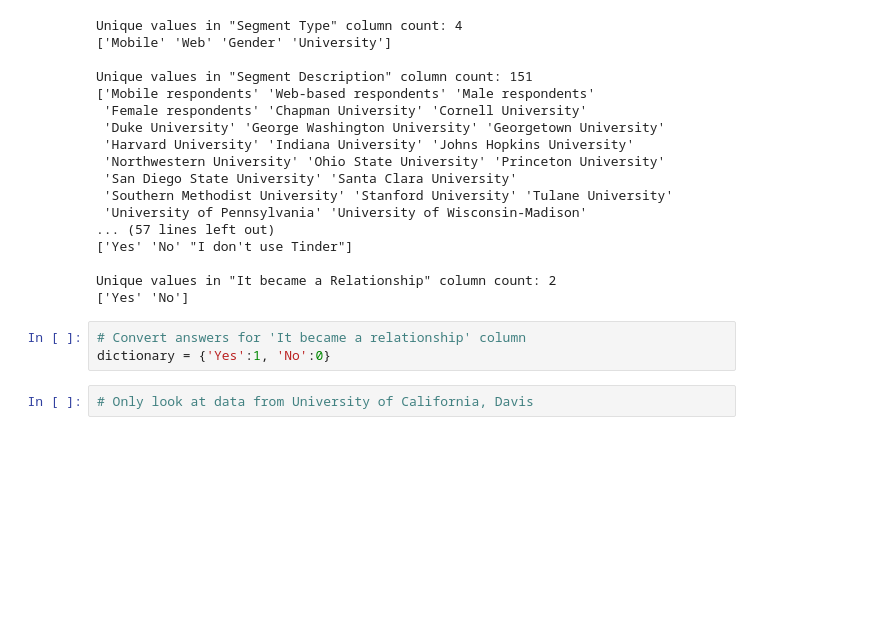
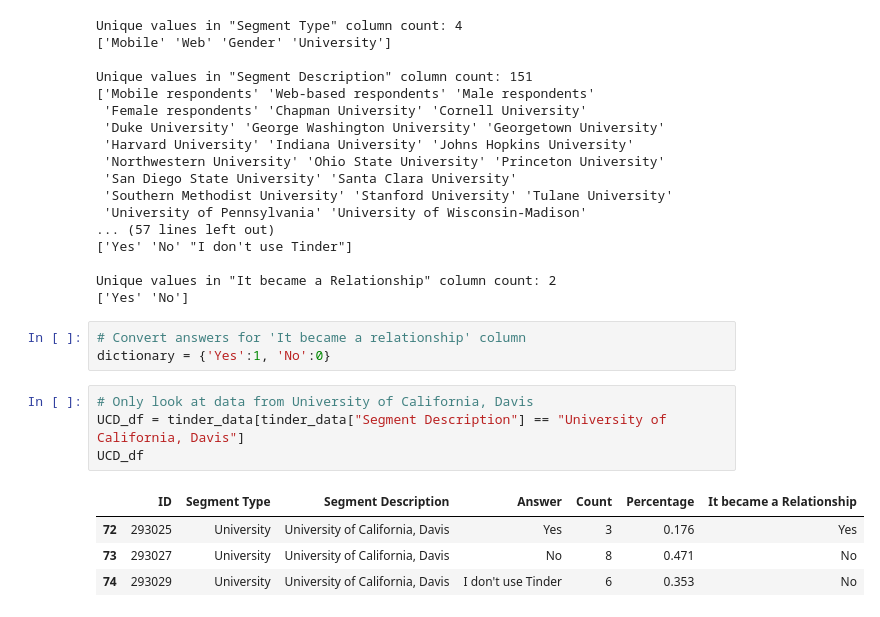
Before and after one commit to ElaineNg94/CA_Millennials_Tinder_Success_Rate, a Jupyter notebook: CA_tinder_analysis(draft).ipynb, the cells around one changed output. Saved outputs shown, nothing was run; the diff lists cells and outputs as text; blank space fills up the shorter version.

Commit message:
looked at data from California colleges

```diff
--- a/CA_tinder_analysis(draft).ipynb
+++ b/CA_tinder_analysis(draft).ipynb
@@ -85,5 +85,12 @@ Unique values in "It became a Relationship" column count: 2
 dictionary = {'Yes':1, 'No':0}
 # %%
 # Only look at data from University of California, Davis
+UCD_df = tinder_data[tinder_data["Segment Description"] == "University of California, Davis"]
+UCD_df
+# %% [output]
+|  | ID | Segment Type | Segment Description | Answer | Count | Percentage | It became a Relationship |
+| 72 | 293025 | University | University of California, Davis | Yes | 3 | 0.176 | Yes |
+| 73 | 293027 | University | University of California, Davis | No | 8 | 0.471 | No |
+| 74 | 293029 | University | University of California, Davis | I don't use Tinder | 6 | 0.353 | No |
 # %%
 # Only look at data from University of California, Berkeley
```
Also changed, not shown: parts of 11 cells of this notebook.
